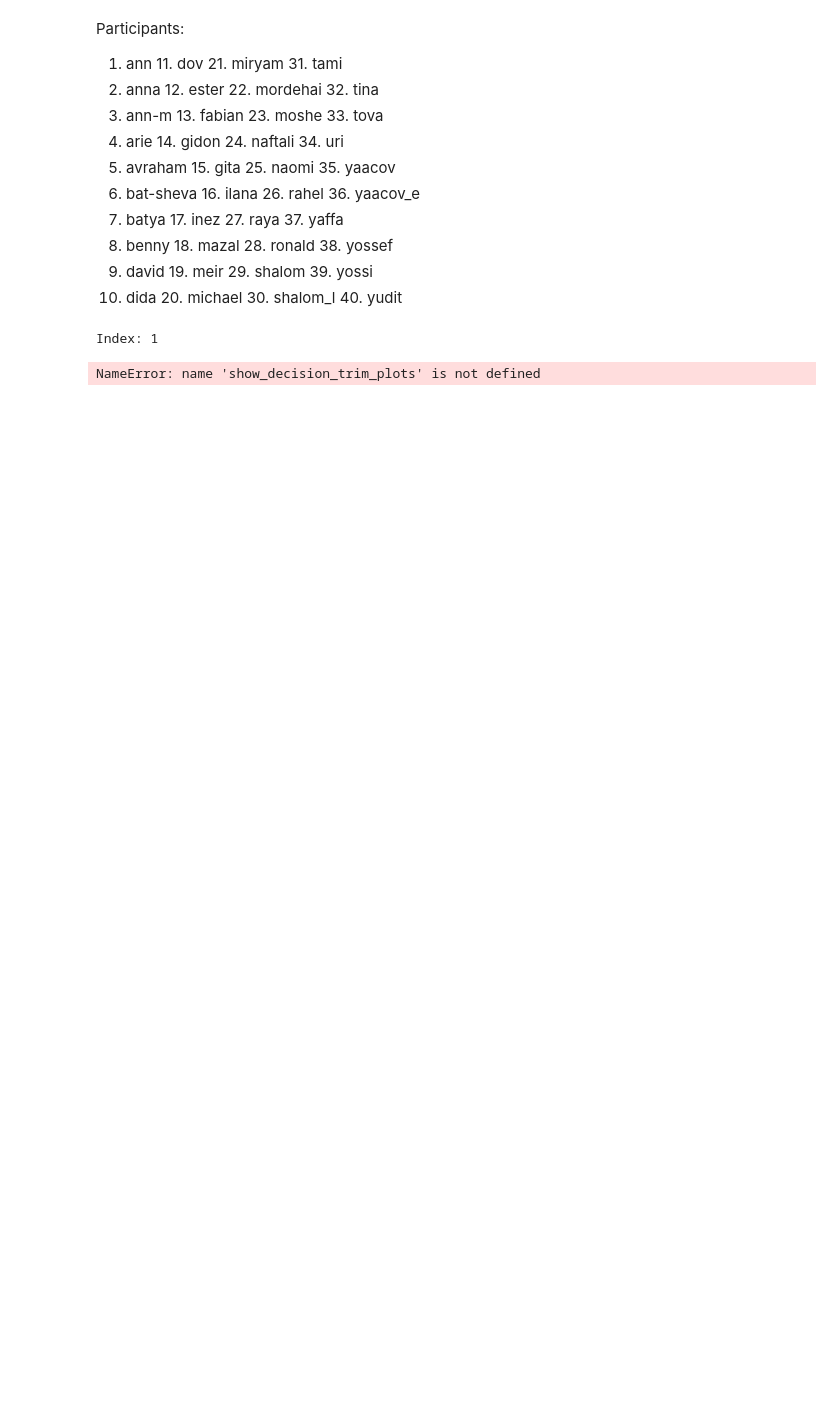
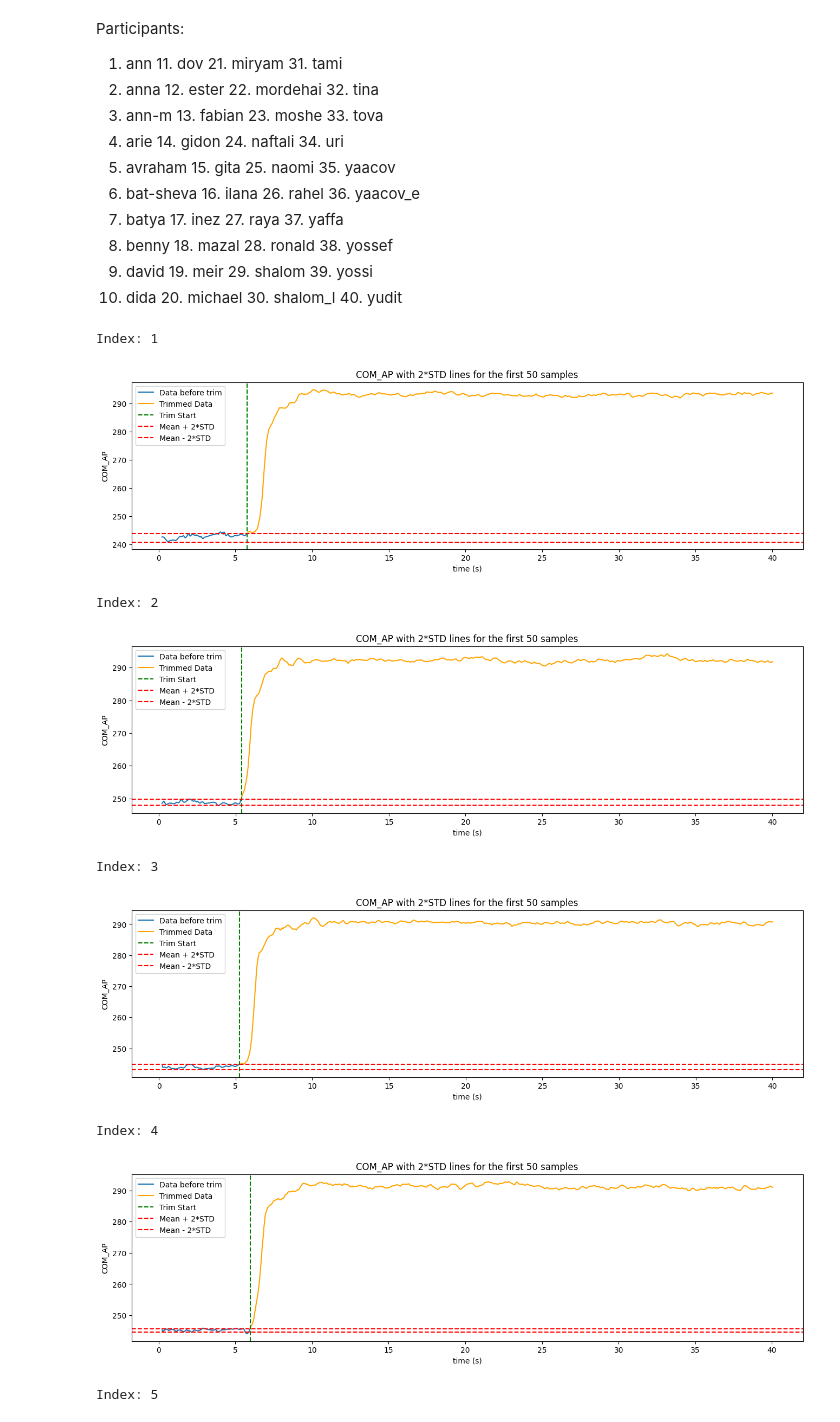
Before and after one commit to shahafgev/fall_risk_analysis, a Jupyter notebook: notebooks/exploration/participant_visualizer.ipynb, the cells around one changed output. Drawn from its saved outputs; the diff is of its cells as text; code cells hidden in the pictures; blank space fills up the shorter version.

Commit message:
added ZED trimming and fps notebooks

```diff
--- a/notebooks/exploration/participant_visualizer.ipynb
+++ b/notebooks/exploration/participant_visualizer.ipynb
@@ -33,14 +22,24 @@ Participants:
 9. david       19. meir      29. shalom     39. yossi
 10. dida       20. michael   30. shalom_l   40. yudit
 # %%
-participant_name = 'dida'
+participant_name = 'ann'
 # %%
 eyes_open = [50, 50, 50, 50, 150]
 # %%
-for index in range(1,6):
-    print("Index:", index)
-    show_decision_trim_plots(zed_file_dir=fr"\{participant_name}\{participant_name}_zed\{participant_name}_eyes_open{index}.csv",
-                             zed_frames=eyes_open[index-1])
+for index in range(1, 6):
+    print(f"Index: {index}")
+    # Build the full path to the CSV, relative to notebook
+    csv_path = os.path.join(
+        "..", "..", "data", "raw", "older_adults", participant_name,
+        f"{participant_name}_zed", f"{participant_name}_eyes_open{index}.csv")
+    show_decision_trim_plots(zed_file_dir=csv_path, zed_frames=eyes_open[index - 1])
 # %% [output]
 Index: 1
+[figure, added]
-NameError: name 'show_decision_trim_plots' is not defined
+Index: 2
+[figure, added]
+Index: 3
+[figure, added]
+Index: 4
+[figure, added]
+Index: 5
```
Also changed, not shown: parts of 23 cells of this notebook, 31 other files.
